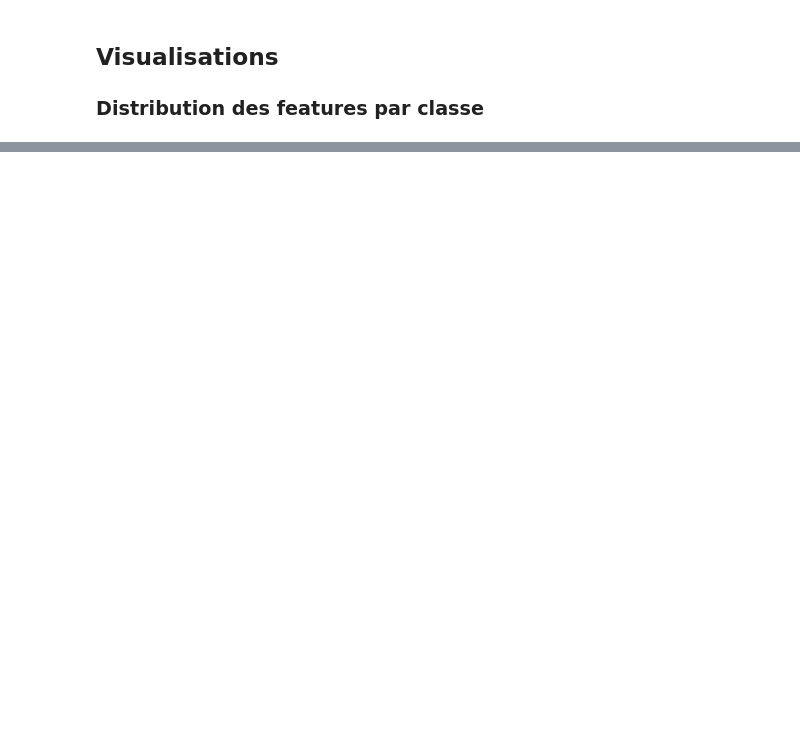
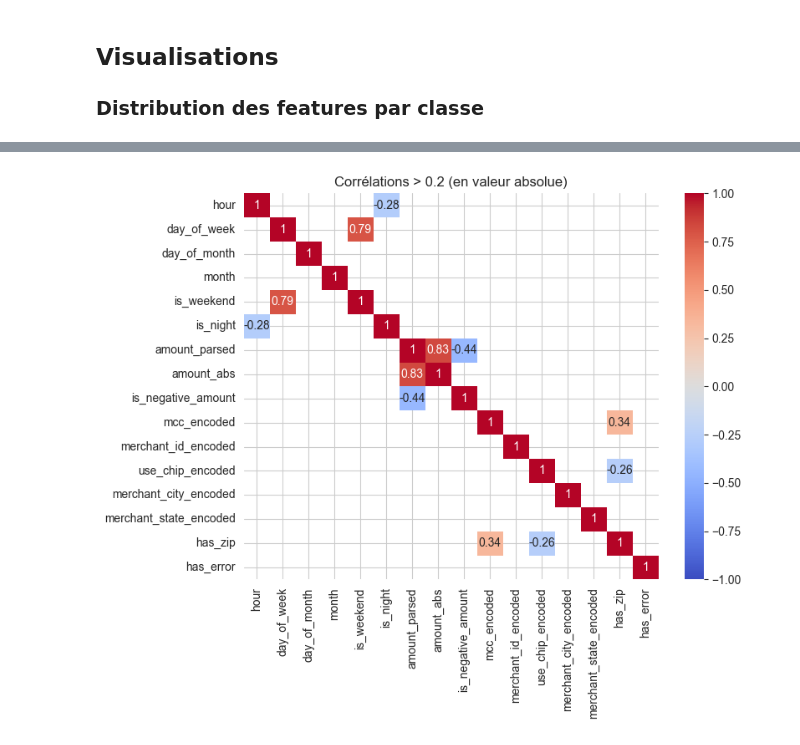
Before and after one commit to Tailroil/hackaton_finance_team2, a Jupyter notebook: notebooks/preprocessing.ipynb, the cells around one changed output, grey strips where cells are left out. Saved outputs shown, nothing was run; the diff lists cells and outputs as text; code cells hidden in the pictures; blank space fills up the shorter version.

```diff
--- a/notebooks/preprocessing.ipynb
+++ b/notebooks/preprocessing.ipynb
@@ -397,0 +420,9 @@ plt.show()
+# %%
+corr = tx_processed[feature_cols].corr()
+mask = corr.abs() > 0.2  # seuil de pertinence
+plt.figure(figsize=(8,6))
+sns.heatmap(corr.where(mask), annot=True, cmap='coolwarm', vmin=-1, vmax=1)
+plt.title('Corrélations > 0.2 (en valeur absolue)')
+plt.show()
+# %% [output]
+[figure, added]
```
Also changed, not shown: parts of 16 cells of this notebook, 2 other files.
